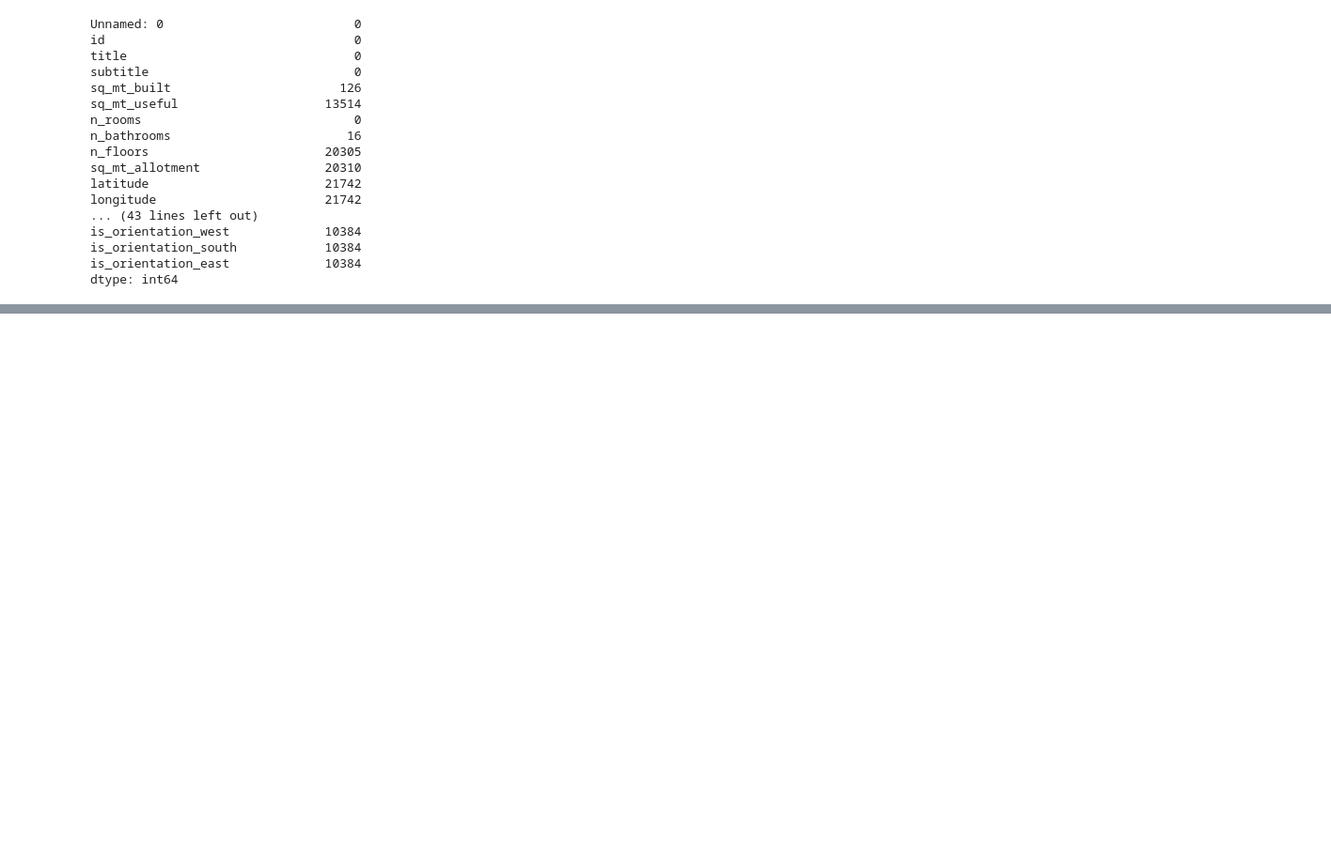
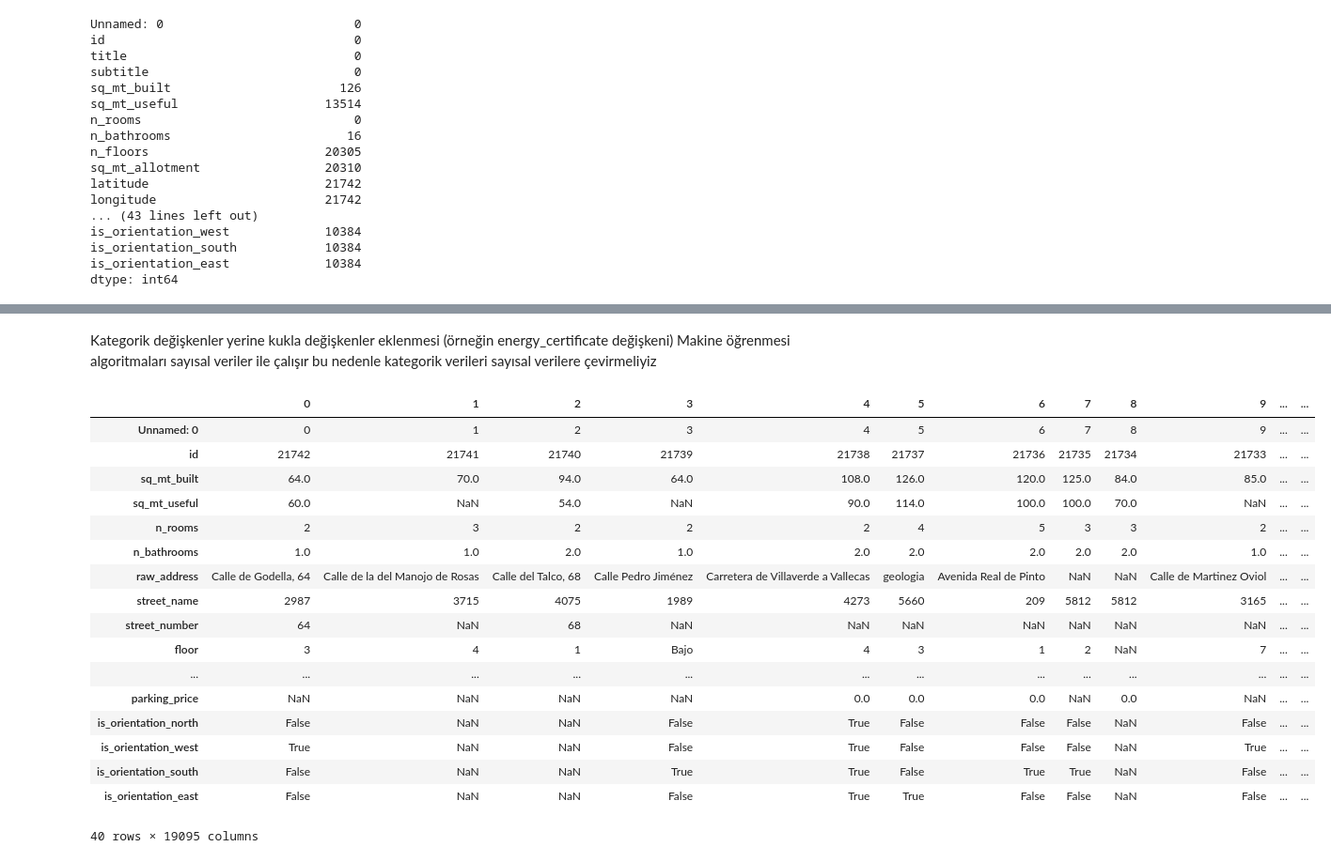
Before and after one commit to AsminSayim/yapay_zeka, a Jupyter notebook: 250203/ev_fiyat_tahmini.ipynb, the cells around one changed output, grey strips where cells are left out. Shown at 94% size. Saved outputs shown, nothing was run; the diff lists cells and outputs as text; code cells hidden in the pictures; blank space fills up the shorter version.

```diff
--- a/250203/ev_fiyat_tahmini.ipynb
+++ b/250203/ev_fiyat_tahmini.ipynb
@@ -99,0 +238,3 @@ df = df.drop(columns=["has_private_parking", "has_public_parking", "is_kitchen_e
+# %%
+#aynı işlemi buy_price için de yapalım
+df=df.loc[df["buy_price"]>0]
@@ -99,0 +265,4 @@ df = df.drop(columns=["has_private_parking", "has_public_parking", "is_kitchen_e
+# %%
+#tittle, subtitle, is_exact_address_hidden, neighborhood_id sütunlarını da kaldırabiliriz.
+#has_central_heating (merkezi ısıtma) ve has_individual_heating (bireysel ısıtma)	birbirinin tam zıttı biri tru iken diğeri false birini kaldırabiliriz.
+df=df.drop(columns=["title","subtitle","is_exact_address_hidden","neighborhood_id","has_individual_heating"])
@@ -99,0 +312,2 @@ df = df.drop(columns=["has_private_parking", "has_public_parking", "is_kitchen_e
+# %% [markdown]
+Kategorik değişkenler yerine kukla değişkenler eklenmesi (örneğin energy_certificate değişkeni) Makine öğrenmesi algoritmaları sayısal veriler ile çalışır bu nedenle kategorik verileri sayısal verilere çevirmeliyiz
@@ -99,0 +323,21 @@ df = df.drop(columns=["has_private_parking", "has_public_parking", "is_kitchen_e
+# %%
+df.T
+# %% [output]
+|  | 0 | 1 | 2 | 3 | 4 | 5 | 6 | 7 | 8 | 9 | ... | ... |
+| Unnamed: 0 | 0 | 1 | 2 | 3 | 4 | 5 | 6 | 7 | 8 | 9 | ... | ... |
+| id | 21742 | 21741 | 21740 | 21739 | 21738 | 21737 | 21736 | 21735 | 21734 | 21733 | ... | ... |
+| sq_mt_built | 64.0 | 70.0 | 94.0 | 64.0 | 108.0 | 126.0 | 120.0 | 125.0 | 84.0 | 85.0 | ... | ... |
+| sq_mt_useful | 60.0 | NaN | 54.0 | NaN | 90.0 | 114.0 | 100.0 | 100.0 | 70.0 | NaN | ... | ... |
+| n_rooms | 2 | 3 | 2 | 2 | 2 | 4 | 5 | 3 | 3 | 2 | ... | ... |
+| n_bathrooms | 1.0 | 1.0 | 2.0 | 1.0 | 2.0 | 2.0 | 2.0 | 2.0 | 2.0 | 1.0 | ... | ... |
+| raw_address | Calle de Godella, 64 | Calle de la del Manojo de Rosas | Calle del Talco, 68 | Calle Pedro Jiménez | Carretera de Villaverde a Vallecas | geologia | Avenida Real de Pinto | NaN | NaN | Calle de Martinez Oviol | ... | ... |
+| street_name | 2987 | 3715 | 4075 | 1989 | 4273 | 5660 | 209 | 5812 | 5812 | 3165 | ... | ... |
+| street_number | 64 | NaN | 68 | NaN | NaN | NaN | NaN | NaN | NaN | NaN | ... | ... |
+| floor | 3 | 4 | 1 | Bajo | 4 | 3 | 1 | 2 | NaN | 7 | ... | ... |
+| ... | ... | ... | ... | ... | ... | ... | ... | ... | ... | ... | ... | ... |
+| parking_price | NaN | NaN | NaN | NaN | 0.0 | 0.0 | 0.0 | NaN | 0.0 | NaN | ... | ... |
+| is_orientation_north | False | NaN | NaN | False | True | False | False | False | NaN | False | ... | ... |
+| is_orientation_west | True | NaN | NaN | False | True | False | False | False | NaN | True | ... | ... |
+| is_orientation_south | False | NaN | NaN | True | True | False | True | True | NaN | False | ... | ... |
+| is_orientation_east | False | NaN | NaN | False | True | True | False | False | NaN | False | ... | ... |
+40 rows × 19095 columns
```
Also changed, not shown: parts of 29 cells of this notebook, 1 other file.
